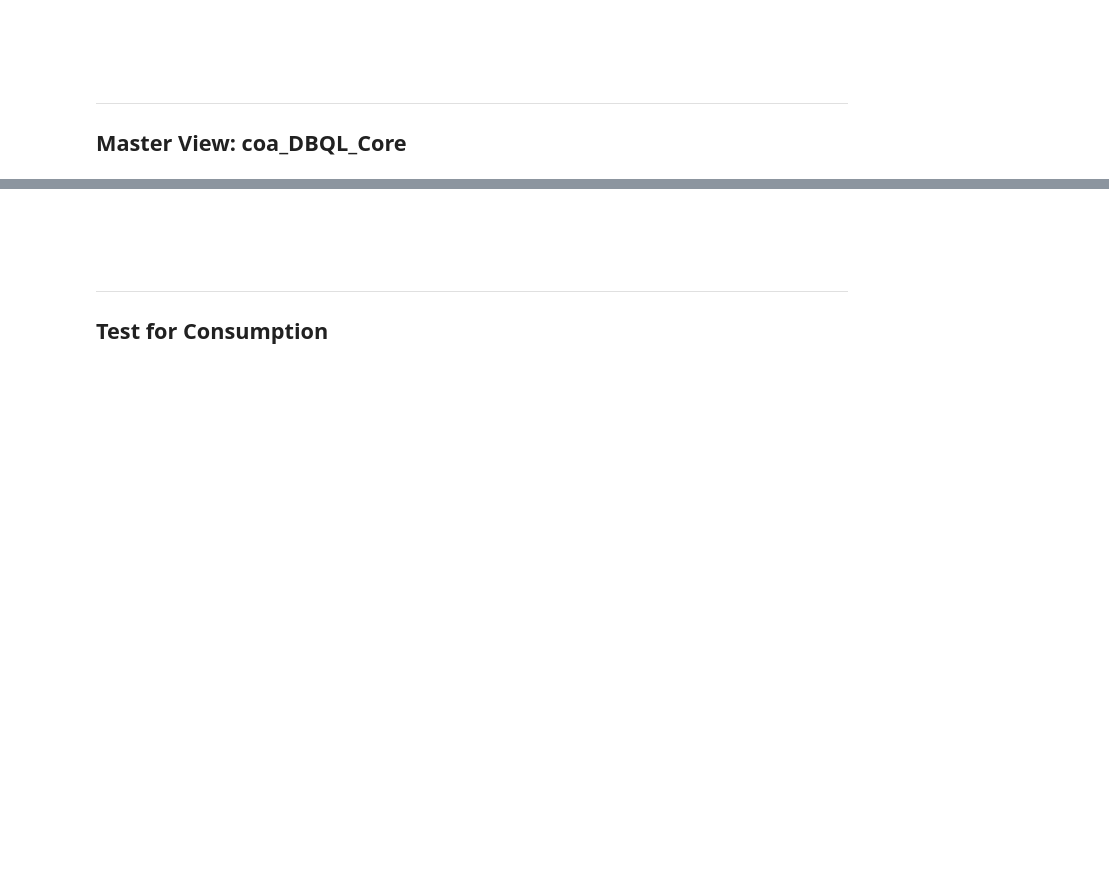
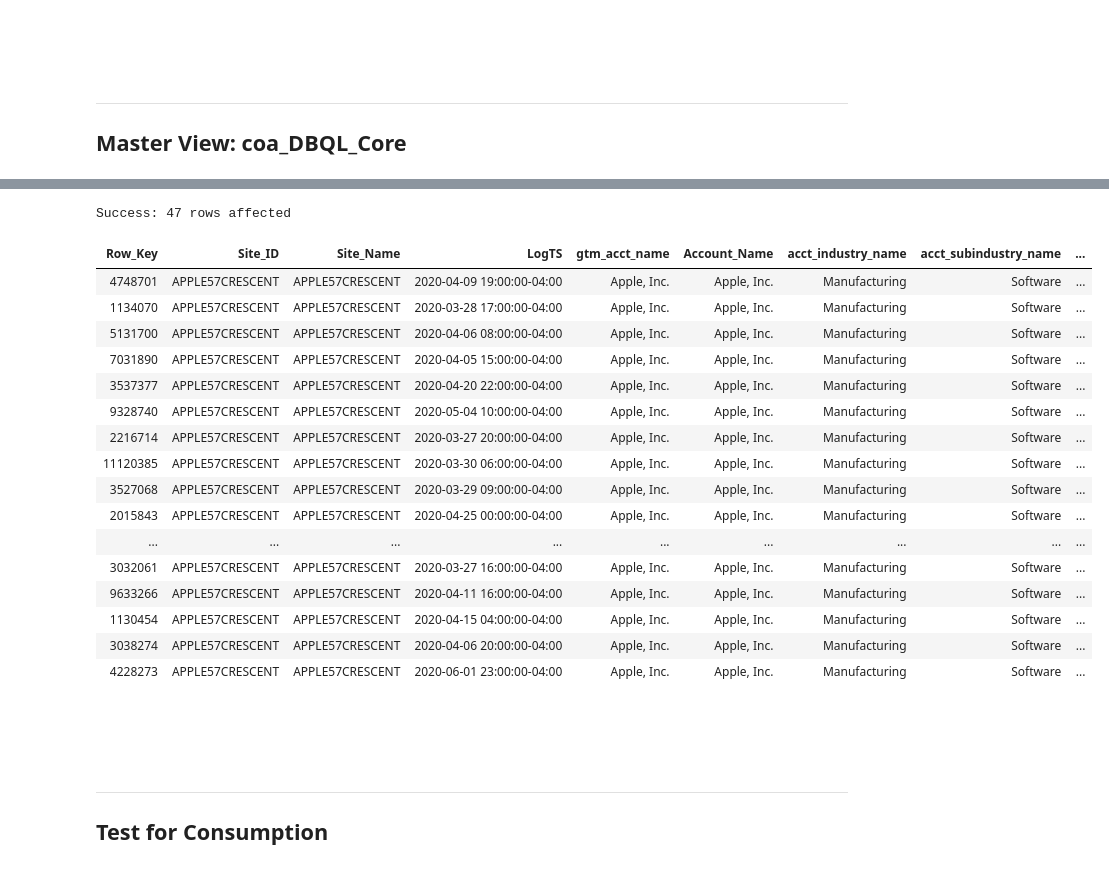
Before and after one commit to tdcoa/sql, a Jupyter notebook: datamodel/dbql_core.ipynb, the cells around one changed output, grey strips where cells are left out. Saved outputs shown, nothing was run; the diff lists cells and outputs as text; code cells hidden in the pictures; blank space fills up the shorter version.

```diff
--- a/datamodel/dbql_core.ipynb
+++ b/datamodel/dbql_core.ipynb
@@ -817,3 +825,80 @@ SELECT * from adlste_coa.coa_dat_DBQL_Core where Site_ID='test' and cast(logTS a
+# %%
+REPLACE VIEW adlste_coa.coa_DBQL_Core AS LOCKING ROW FOR ACCESS
+SELECT
+  DBQL.Row_Key
+ ,DBQL.Site_Id
+ ,DBQL.Site_Id AS Site_Name
+ ,DBQL.LogTS
+ ,Cust.GTM_Acct_Name
+ ,Site.Account_Name
+ ,Cust.Acct_Industry_Name
+ ,Cust.Acct_Subindustry_Name
+ ,Cust.Cust_Region_Desc
+ ,Cust.Sls_Area_Name
+ ,Cust.Strategic_Sgmnt_Cd
+ ,Site.System_Use
+ ,DBQL.App_Bucket
+ ,DBQL.Use_Bucket
+ ,DBQL.Statement_Bucket
+ ,DBQL.User_Bucket
+ ,DBQL.User_Department
+ ,DBQL.User_SubDepartment
+ ,DBQL.Total_AMPs
+ ,DBQL.Query_Cnt
+ ,DBQL.Query_MultiStatement_Cnt
+ ,DBQL.Query_Error_Cnt
+ ,DBQL.Query_Abort_Cnt
+ ,DBQL.Query_NoIO_cnt
+ ,DBQL.Query_InMem_Cnt
+ ,DBQL.Query_PhysIO_Cnt
+ ,DBQL.Request_Cnt
+ ,DBQL.Query_Complexity_Score_Avg
+ ,DBQL.Returned_Row_Cnt
+ ,DBQL.DelayTime_Sec
+ ,DBQL.Runtime_Parse_Sec
+ ,DBQL.Runtime_AMP_Sec
+ ,DBQL.Runtime_Total_Sec
+ ,DBQL.TransferTime_Sec
+ ,DBQL.CPU_Parse_Sec
+ ,DBQL.CPU_AMP_Sec
+ ,(DBQL.CPU_AMP_Sec + DBQL.CPU_Parse_Sec) AS CPU_Total_Sec
+ ,DBQL.IOCntM_Physical
+ ,DBQL.IOCntM_Total
+ ,DBQL.IOGB_Physical
+ ,DBQL.IOGB_Total
+ ,DBQL.IOTA_Used_cntB
+ ,DBQL.NumOfActiveAMPs_Avg
+ ,DBQL.Spool_GB
+ ,DBQL.CPUSec_Skew_AvgPCt
+ ,DBQL.IOCnt_Skew_AvgPct
+ ,DBQL.Run_ID
+FROM adlste_coa.coa_dat_DBQL_Core DBQL
+LEFT JOIN adlste_coa.coa_dim_CIS_SiteID Site
+  ON DBQL.Site_ID = Site.Site_ID
+LEFT JOIN adlste_coa.coa_mat_gtm_customer Cust
+  ON Site.Cust_Number = Cust.Cust_Nbr;
+# %% [output]
+Success: 47 rows affected
+# %%
+select top 100 * from adlste_coa.coa_DBQL_Core;
+# %% [output]
+| Row_Key | Site_ID | Site_Name | LogTS | gtm_acct_name | Account_Name | acct_industry_name | acct_subindustry_name | ... |
+| 4748701 | APPLE57CRESCENT | APPLE57CRESCENT | 2020-04-09 19:00:00-04:00 | Apple, Inc. | Apple, Inc. | Manufacturing | Software | ... |
+| 1134070 | APPLE57CRESCENT | APPLE57CRESCENT | 2020-03-28 17:00:00-04:00 | Apple, Inc. | Apple, Inc. | Manufacturing | Software | ... |
+| 5131700 | APPLE57CRESCENT | APPLE57CRESCENT | 2020-04-06 08:00:00-04:00 | Apple, Inc. | Apple, Inc. | Manufacturing | Software | ... |
+| 7031890 | APPLE57CRESCENT | APPLE57CRESCENT | 2020-04-05 15:00:00-04:00 | Apple, Inc. | Apple, Inc. | Manufacturing | Software | ... |
+| 3537377 | APPLE57CRESCENT | APPLE57CRESCENT | 2020-04-20 22:00:00-04:00 | Apple, Inc. | Apple, Inc. | Manufacturing | Software | ... |
+| 9328740 | APPLE57CRESCENT | APPLE57CRESCENT | 2020-05-04 10:00:00-04:00 | Apple, Inc. | Apple, Inc. | Manufacturing | Software | ... |
+| 2216714 | APPLE57CRESCENT | APPLE57CRESCENT | 2020-03-27 20:00:00-04:00 | Apple, Inc. | Apple, Inc. | Manufacturing | Software | ... |
+| 11120385 | APPLE57CRESCENT | APPLE57CRESCENT | 2020-03-30 06:00:00-04:00 | Apple, Inc. | Apple, Inc. | Manufacturing | Software | ... |
+| 3527068 | APPLE57CRESCENT | APPLE57CRESCENT | 2020-03-29 09:00:00-04:00 | Apple, Inc. | Apple, Inc. | Manufacturing | Software | ... |
+| 2015843 | APPLE57CRESCENT | APPLE57CRESCENT | 2020-04-25 00:00:00-04:00 | Apple, Inc. | Apple, Inc. | Manufacturing | Software | ... |
+| ... | ... | ... | ... | ... | ... | ... | ... | ... |
+| 3032061 | APPLE57CRESCENT | APPLE57CRESCENT | 2020-03-27 16:00:00-04:00 | Apple, Inc. | Apple, Inc. | Manufacturing | Software | ... |
+| 9633266 | APPLE57CRESCENT | APPLE57CRESCENT | 2020-04-11 16:00:00-04:00 | Apple, Inc. | Apple, Inc. | Manufacturing | Software | ... |
+| 1130454 | APPLE57CRESCENT | APPLE57CRESCENT | 2020-04-15 04:00:00-04:00 | Apple, Inc. | Apple, Inc. | Manufacturing | Software | ... |
+| 3038274 | APPLE57CRESCENT | APPLE57CRESCENT | 2020-04-06 20:00:00-04:00 | Apple, Inc. | Apple, Inc. | Manufacturing | Software | ... |
+| 4228273 | APPLE57CRESCENT | APPLE57CRESCENT | 2020-06-01 23:00:00-04:00 | Apple, Inc. | Apple, Inc. | Manufacturing | Software | ... |
 # %% [markdown]
 <br/><br/><br/><hr>
 ## Test for Consumption
```
Also changed, not shown: parts of 8 cells of this notebook, 1 other file.
